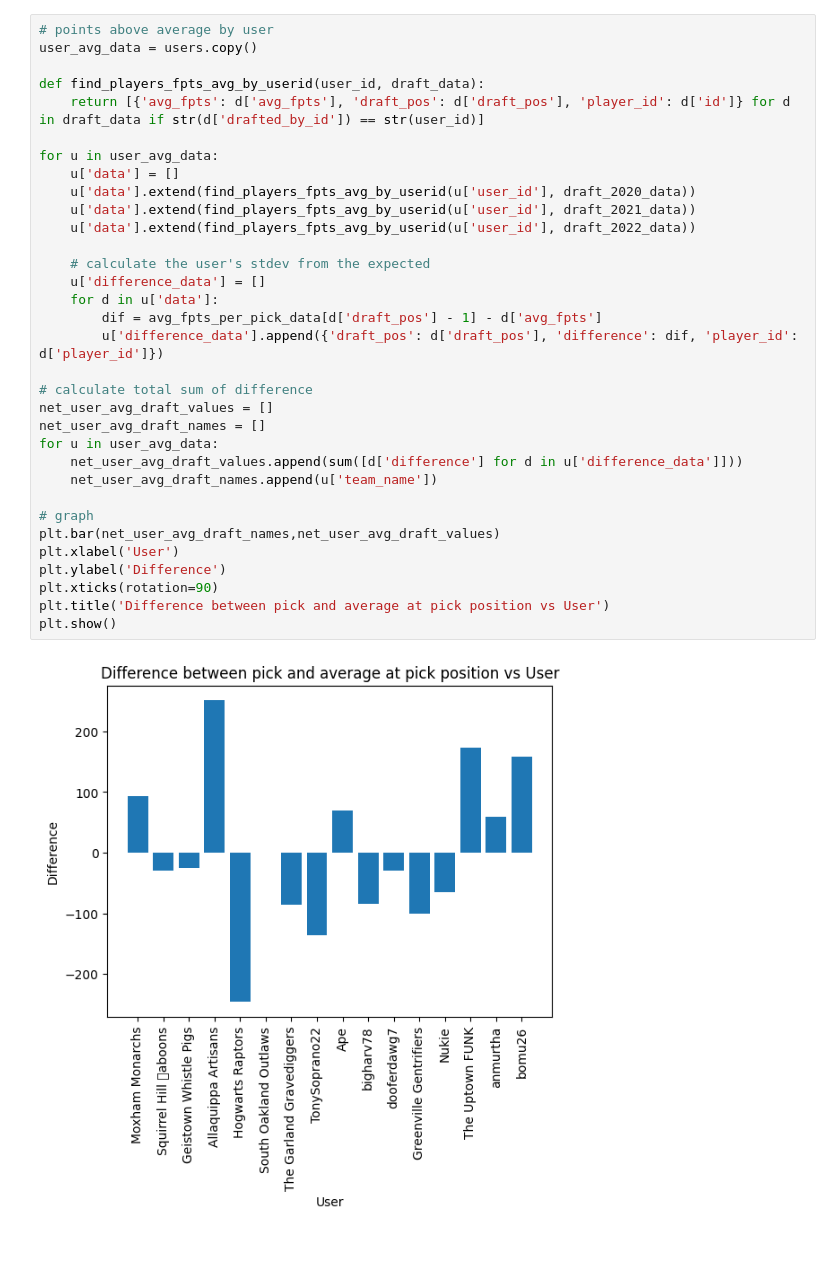
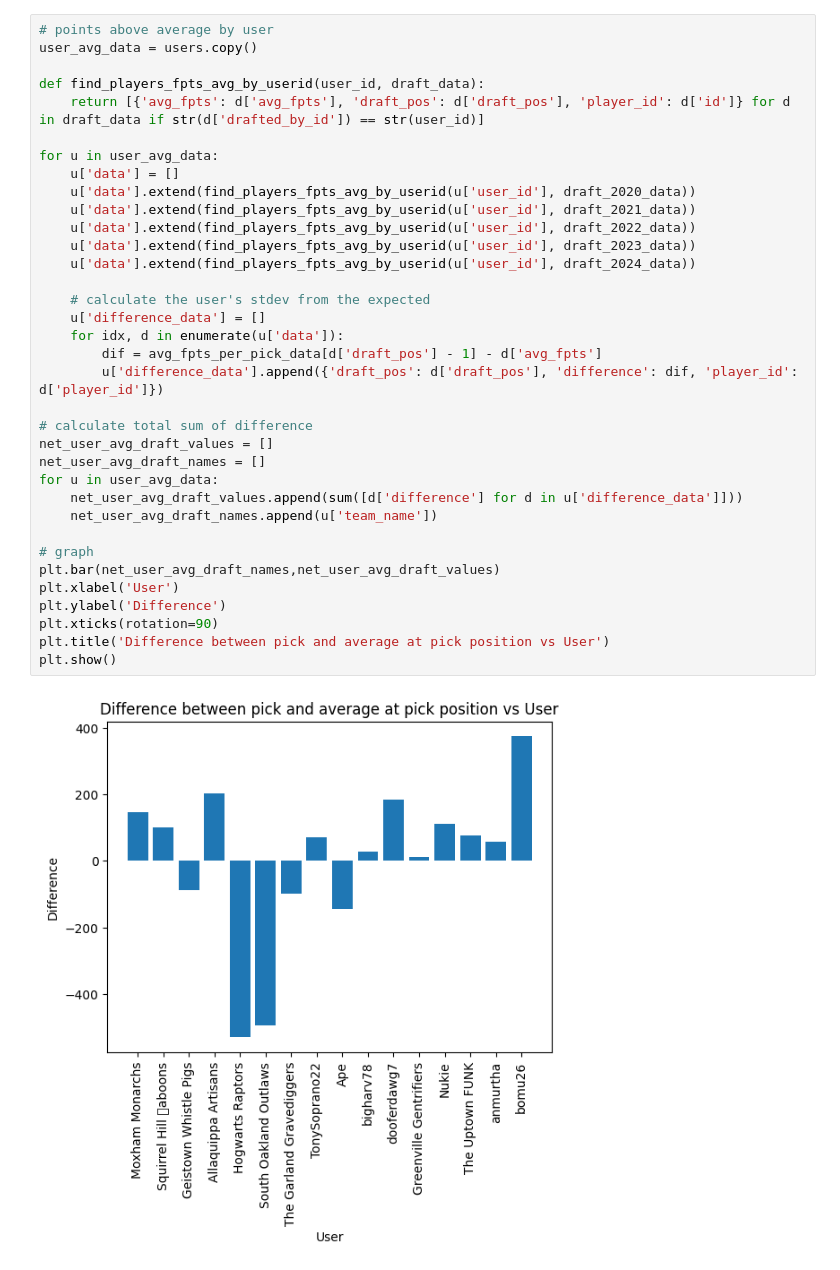
Before and after one commit to spbirus/dynasty_draft_rankings, a Jupyter notebook: rankings.ipynb, the cells around one changed output. Drawn from its saved outputs; the diff is of its cells as text.

```diff
--- a/rankings.ipynb
+++ b/rankings.ipynb
@@ -220,32 +290,34 @@ user_avg_data = users.copy()
 
 def find_players_fpts_avg_by_userid(user_id, draft_data):
     return [{'avg_fpts': d['avg_fpts'], 'draft_pos': d['draft_pos'], 'player_id': d['id']} for d in draft_data if str(d['drafted_by_id']) == str(user_id)]
 
 for u in user_avg_data:
     u['data'] = []
     u['data'].extend(find_players_fpts_avg_by_userid(u['user_id'], draft_2020_data))
     u['data'].extend(find_players_fpts_avg_by_userid(u['user_id'], draft_2021_data))
     u['data'].extend(find_players_fpts_avg_by_userid(u['user_id'], draft_2022_data))
+    u['data'].extend(find_players_fpts_avg_by_userid(u['user_id'], draft_2023_data))
+    u['data'].extend(find_players_fpts_avg_by_userid(u['user_id'], draft_2024_data))
 
     # calculate the user's stdev from the expected
     u['difference_data'] = []
-    for d in u['data']:
+    for idx, d in enumerate(u['data']):
         dif = avg_fpts_per_pick_data[d['draft_pos'] - 1] - d['avg_fpts']
         u['difference_data'].append({'draft_pos': d['draft_pos'], 'difference': dif, 'player_id': d['player_id']})
 
 # calculate total sum of difference
 net_user_avg_draft_values = []
 net_user_avg_draft_names = []
 for u in user_avg_data:
     net_user_avg_draft_values.append(sum([d['difference'] for d in u['difference_data']]))
     net_user_avg_draft_names.append(u['team_name'])
 
 # graph
 plt.bar(net_user_avg_draft_names,net_user_avg_draft_values)
 plt.xlabel('User')
 plt.ylabel('Difference')
 plt.xticks(rotation=90)
 plt.title('Difference between pick and average at pick position vs User')
 plt.show()
 # %% [output]
-[figure, old version]
+[figure, new version]
```
Also changed, not shown: parts of 6 cells of this notebook, 49 other files.
